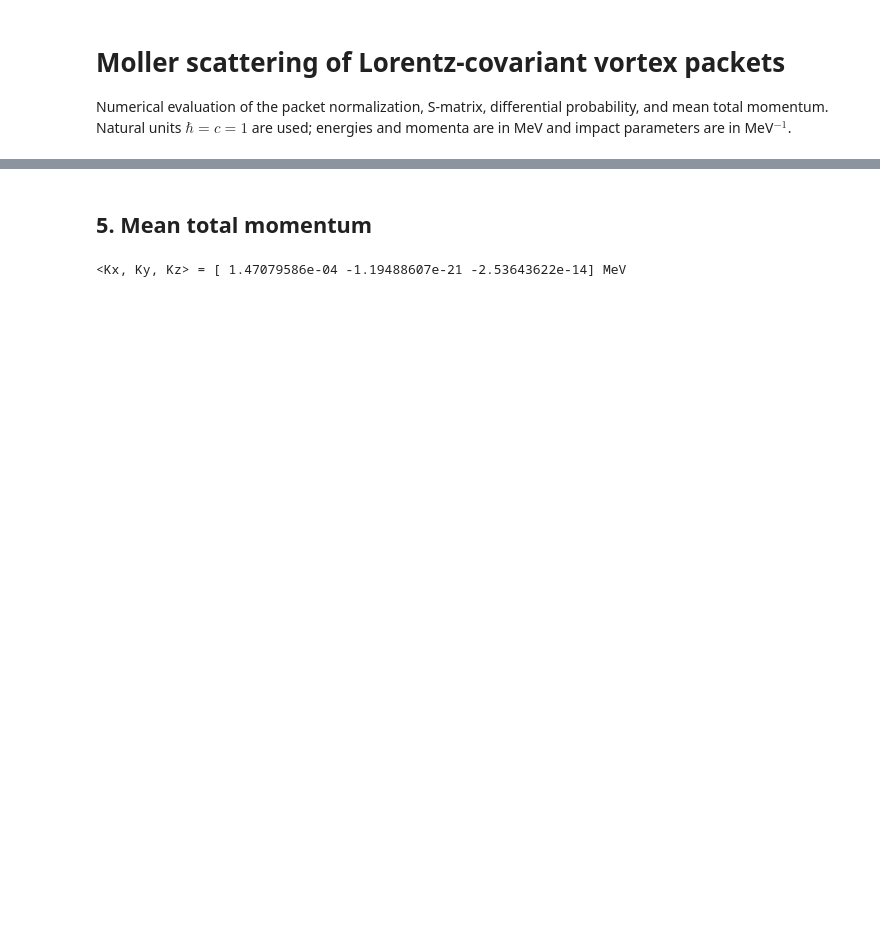
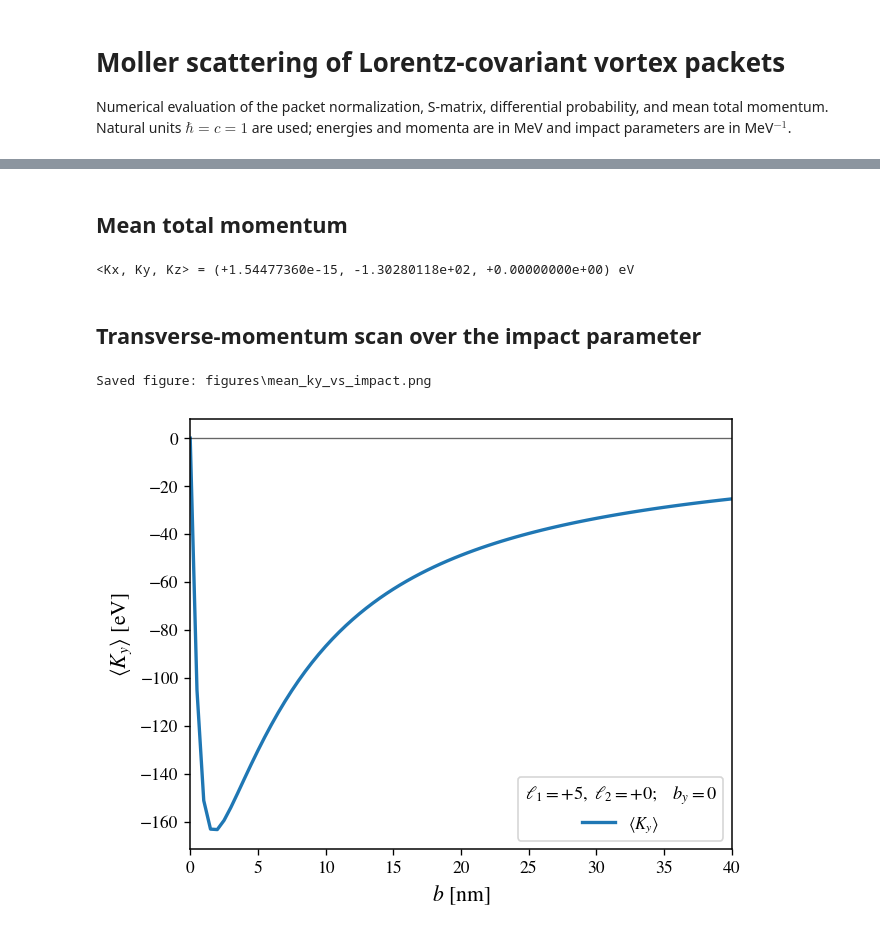
Before and after one commit to Anton-Murtazin/moller_vortex, a Jupyter notebook: moller_vortex.ipynb, the cells around one changed output, grey strips where cells are left out. Cells and saved outputs as stored; diff of their text form; code cells hidden in the pictures; blank space fills up the shorter version.

```diff
--- a/moller_vortex.ipynb
+++ b/moller_vortex.ipynb
@@ -207,13 +478,66 @@ plt.show()
 # %% [markdown]
-## 5. Mean total momentum
+## Mean total momentum
 # %%
 mean_total_k = mv.mean_total_momentum(
     packet1,
     packet2,
     probability_grid,
     impact=impact,
-    workers=WORKERS,
+    progress=SHOW_PROGRESS,
 )
-print(f"<Kx, Ky, Kz> = {mean_total_k} MeV")
+mean_total_k_ev = mean_total_k * MEV_TO_EV
+print(
+    f"<Kx, Ky, Kz> = ({mean_total_k_ev[0]:+.8e}, "
+    f"{mean_total_k_ev[1]:+.8e}, {mean_total_k_ev[2]:+.8e}) eV"
+)
 # %% [output]
-<Kx, Ky, Kz> = [ 1.47079586e-04 -1.19488607e-21 -2.53643622e-14] MeV
+<Kx, Ky, Kz> = (+1.54477360e-15, -1.30280118e+02, +0.00000000e+00) eV
+# %% [markdown]
+## Transverse-momentum scan over the impact parameter
+# %%
+# Scan parameters
+b_range_nm = (0.0, 40.0)
+N_b = 81
+
+b_values_nm = np.linspace(*b_range_nm, N_b)
+# %%
+mean_ky_vs_b_ev = np.empty_like(b_values_nm)
+b_iterator = tqdm(
+    b_values_nm,
+    desc="Impact scan",
+    unit="point",
+    disable=not SHOW_PROGRESS,
+)
+
+for index, b_nm in enumerate(b_iterator):
+    impact_at_b = np.array((b_nm / mv.HBARC_MEV_NM, 0.0))
+    mean_ky_vs_b_ev[index] = (
+        mv.mean_total_momentum(
+            packet1,
+            packet2,
+            probability_grid,
+            impact=impact_at_b,
+        )[1]
+        * MEV_TO_EV
+    )
+
+fig, ax = plt.subplots(figsize=(5.6, 4.4))
+ax.plot(
+    b_values_nm,
+    mean_ky_vs_b_ev,
+    linewidth=2.0,
+    label=r"$\langle K_y \rangle$",
+)
+ax.axhline(0.0, color="black", linewidth=0.8, alpha=0.6)
+ax.set(
+    xlabel=r"$b$ [nm]",
+    ylabel=r"$\langle K_y \rangle$ [eV]",
+    xlim=b_range_nm,
+)
+ax.legend(
+    title=rf"$\ell_1={packet1.ell:+d},\ \ell_2={packet2.ell:+d};\quad b_y=0$"
+)
+save_figure(fig, "mean_ky_vs_impact.png")
+# %% [output]
+Saved figure: figures\mean_ky_vs_impact.png
+[figure, added]
```
Also changed, not shown: parts of 22 cells of this notebook, 15 other files.
